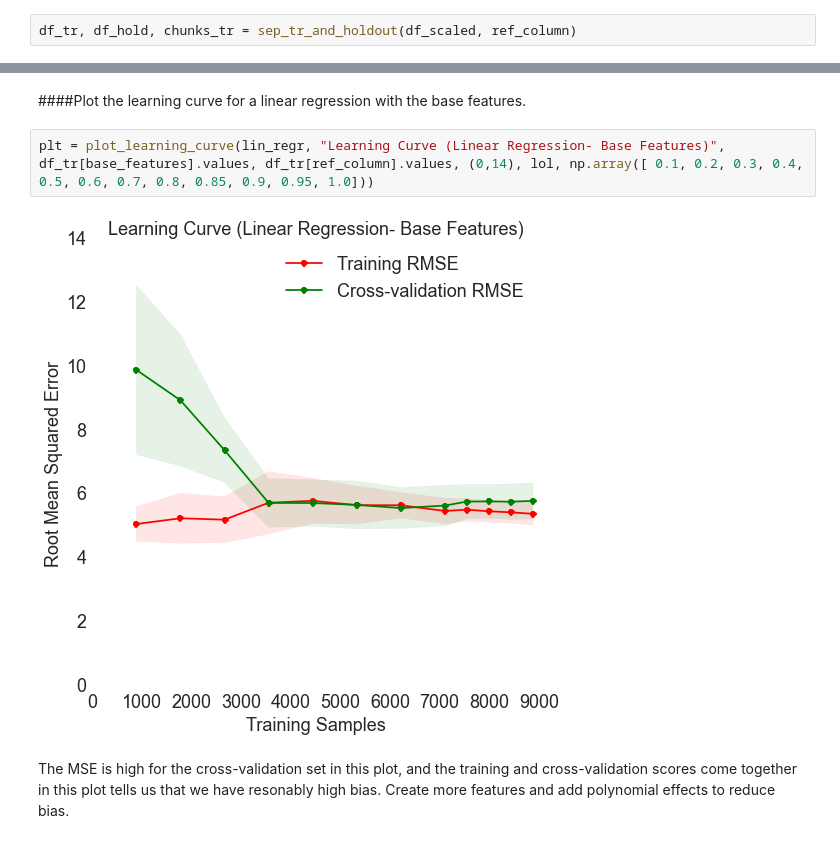
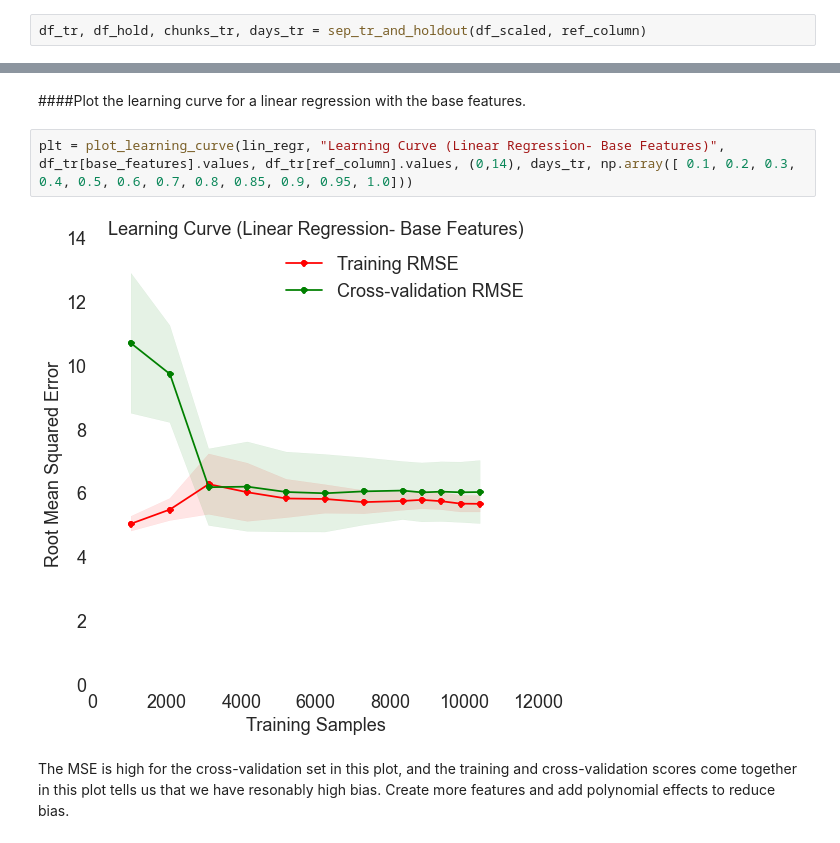
Before and after one commit to balmandhunter/Regressions_machine_learning, a Jupyter notebook: CAMP_calibrations.ipynb, the cells around one changed output, grey strips where cells are left out. Cells and saved outputs as stored; diff of their text form.

```diff
--- a/CAMP_calibrations.ipynb
+++ b/CAMP_calibrations.ipynb
@@ -49,4 +49,4 @@ df_scaled, features = scale_features_and_create_day_column(df_all, ref_column)
 # %% [markdown]
 ####Add a 'day' column to the dataframe, and separate the data into training and holdout.
 # %%
-df_tr, df_hold, chunks_tr = sep_tr_and_holdout(df_scaled, ref_column)
+df_tr, df_hold, chunks_tr, days_tr = sep_tr_and_holdout(df_scaled, ref_column)
@@ -84,9 +80,9 @@ plot_hist(y_cv, X_pred_cv_base, 'reference')
 # %% [markdown]
 ####Plot the learning curve for a linear regression with the base features.
 # %%
-plt = plot_learning_curve(lin_regr, "Learning Curve (Linear Regression- Base Features)", df_tr[base_features].values, df_tr[ref_column].values, (0,14), lol, np.array([ 0.1, 0.2, 0.3, 0.4, 0.5, 0.6, 0.7, 0.8, 0.85, 0.9, 0.95, 1.0]))
+plt = plot_learning_curve(lin_regr, "Learning Curve (Linear Regression- Base Features)", df_tr[base_features].values, df_tr[ref_column].values, (0,14), days_tr, np.array([ 0.1, 0.2, 0.3, 0.4, 0.5, 0.6, 0.7, 0.8, 0.85, 0.9, 0.95, 1.0]))
 # %% [output]
-[figure, old version]
+[figure, new version]
 # %% [markdown]
 The MSE is high for the cross-validation set in this plot, and the training and cross-validation scores come together in this plot tells us that we have resonably high bias. Create more features and add polynomial effects to reduce bias.
 # %% [markdown]
```
Also changed, not shown: parts of 14 cells of this notebook, 2 other files.
